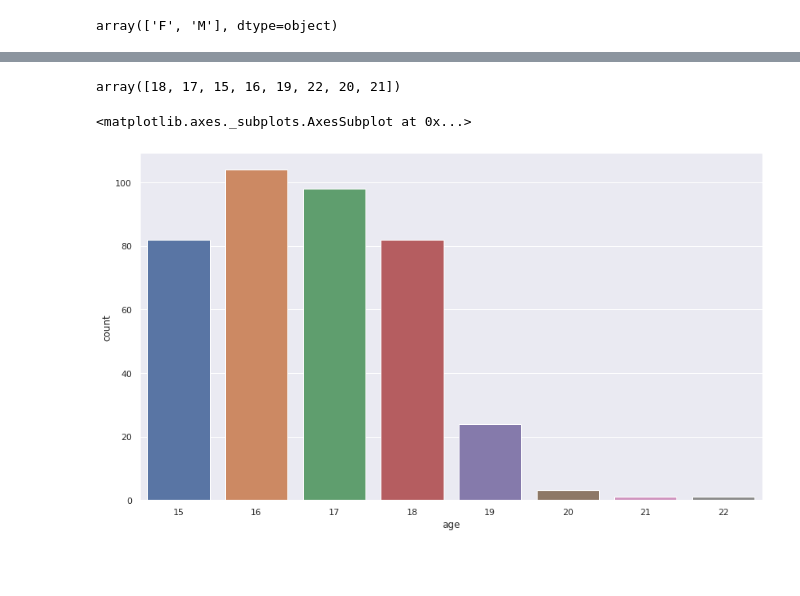
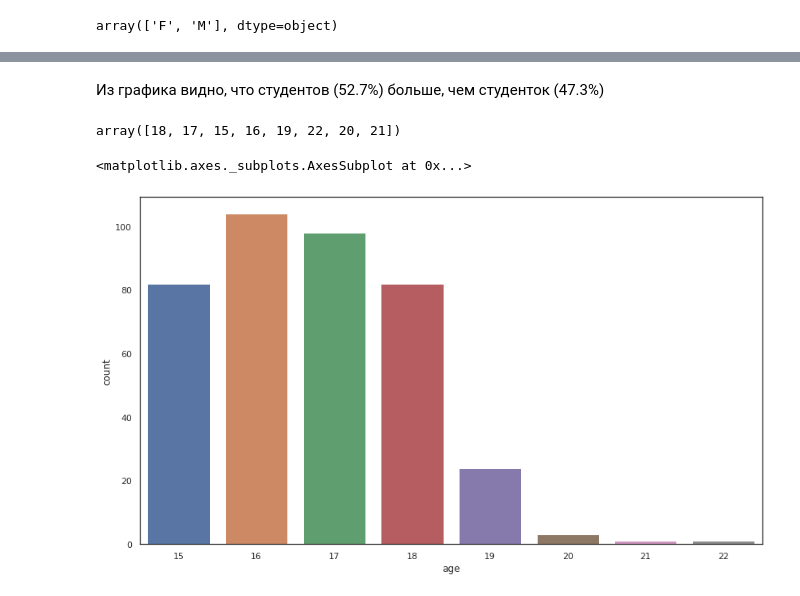
Before and after one commit to Ksenia-90/Machine_learning-_in_business, a Jupyter notebook: Project.ipynb, the cells around one changed output, grey strips where cells are left out. Cells and saved outputs as stored; diff of their text form; code cells hidden in the pictures; blank space fills up the shorter version.

```diff
--- a/Project.ipynb
+++ b/Project.ipynb
@@ -100,11 +106,13 @@ plt.show()
+# %% [markdown]
+Из графика видно, что студентов (52.7%) больше, чем студенток (47.3%)
 # %%
 df['age'].unique()
 # %% [output]
 array([18, 17, 15, 16, 19, 22, 20, 21])
 # %%
 plt.figure(figsize=(14,8))
-sns.set(style='darkgrid')
+sns.set(style='white')
 sns.countplot(df.age)
 # %% [output]
 <matplotlib.axes._subplots.AxesSubplot at 0x...>
-[figure, old version]
+[figure, new version]
```
Also changed, not shown: parts of 17 cells of this notebook.
